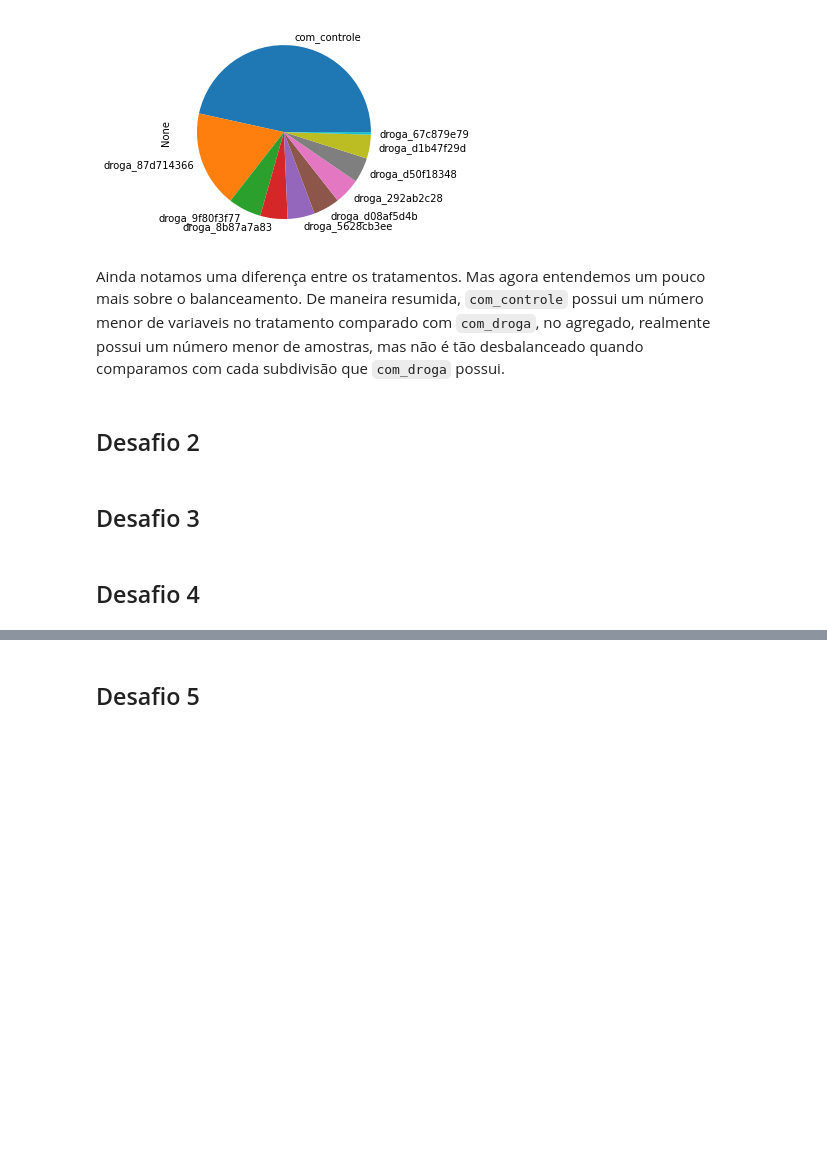
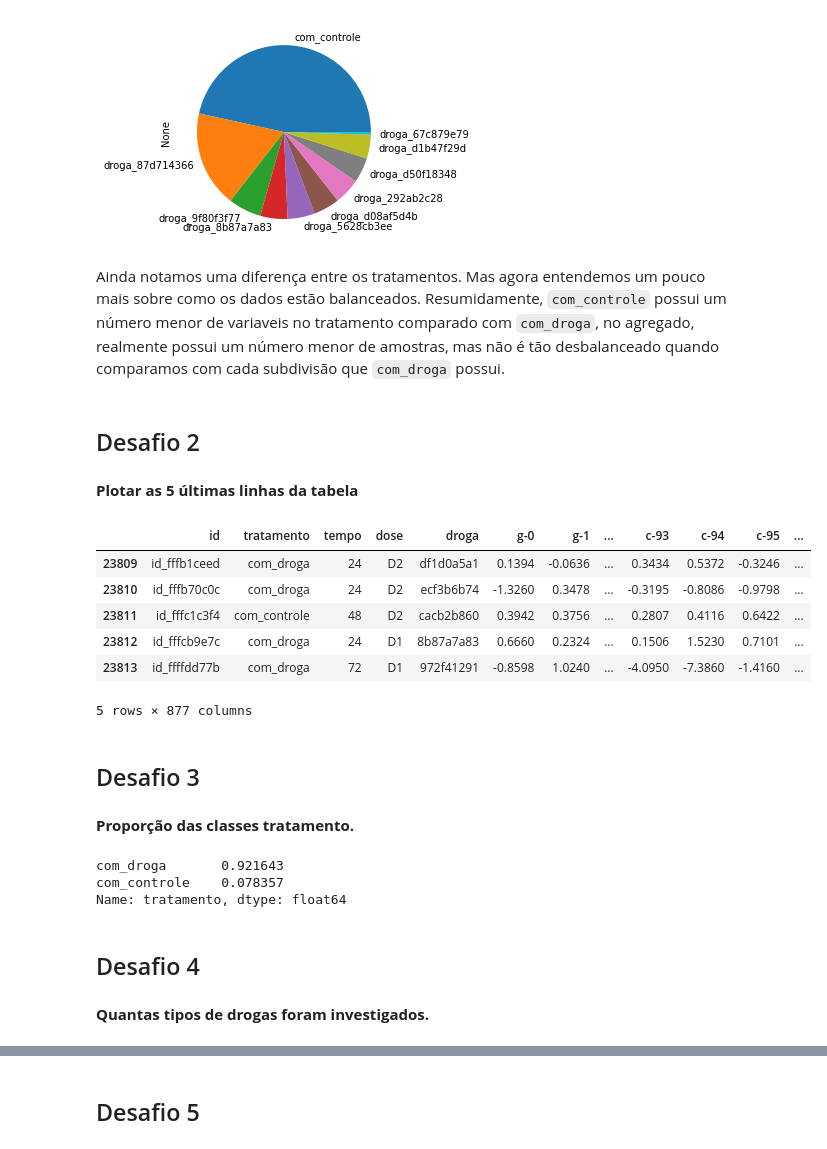
Before and after one commit to LincolnVS/ImersaoDadosAlura, a Jupyter notebook: Aula_01_Desafios.ipynb, the cells around one changed output, grey strips where cells are left out. Drawn from its saved outputs; the diff is of its cells as text; code cells hidden in the pictures; blank space fills up the shorter version.

```diff
--- a/Aula_01_Desafios.ipynb
+++ b/Aula_01_Desafios.ipynb
@@ -151,10 +147,33 @@ plt.show()
 [figure]
 [figure]
 # %% [markdown]
-Ainda notamos uma diferença entre os tratamentos. Mas agora entendemos um pouco mais sobre o balanceamento. De maneira resumida, `com_controle` possui um número menor de variaveis no tratamento comparado com `com_droga`, no agregado, realmente possui um número menor de amostras, mas não é tão desbalanceado quando comparamos com cada subdivisão que `com_droga` possui.
+Ainda notamos uma diferença entre os tratamentos. Mas agora entendemos um pouco mais sobre como os dados estão balanceados. Resumidamente, `com_controle` possui um número menor de variaveis no tratamento comparado com `com_droga`, no agregado, realmente possui um número menor de amostras, mas não é tão desbalanceado quando comparamos com cada subdivisão que `com_droga` possui.
 # %% [markdown]
 ## Desafio 2
+# %% [markdown]
+**Plotar as 5 últimas linhas da tabela**
+# %%
+dados.tail(5)
+# %% [output]
+|  | id | tratamento | tempo | dose | droga | g-0 | g-1 | ... | c-93 | c-94 | c-95 | ... |
+| 23809 | id_fffb1ceed | com_droga | 24 | D2 | df1d0a5a1 | 0.1394 | -0.0636 | ... | 0.3434 | 0.5372 | -0.3246 | ... |
+| 23810 | id_fffb70c0c | com_droga | 24 | D2 | ecf3b6b74 | -1.3260 | 0.3478 | ... | -0.3195 | -0.8086 | -0.9798 | ... |
+| 23811 | id_fffc1c3f4 | com_controle | 48 | D2 | cacb2b860 | 0.3942 | 0.3756 | ... | 0.2807 | 0.4116 | 0.6422 | ... |
+| 23812 | id_fffcb9e7c | com_droga | 24 | D1 | 8b87a7a83 | 0.6660 | 0.2324 | ... | 0.1506 | 1.5230 | 0.7101 | ... |
+| 23813 | id_ffffdd77b | com_droga | 72 | D1 | 972f41291 | -0.8598 | 1.0240 | ... | -4.0950 | -7.3860 | -1.4160 | ... |
+5 rows × 877 columns
 # %% [markdown]
 ## Desafio 3
+# %% [markdown]
+**Proporção das classes tratamento.**
+# %%
+dados['tratamento'].value_counts(normalize = True)
+#Percentual da com_droga é de aproximadamente 92.2%, com_controle é de 7.8%.
+# %% [output]
+com_droga       0.921643
+com_controle    0.078357
+Name: tratamento, dtype: float64
 # %% [markdown]
 ## Desafio 4
+# %% [markdown]
+**Quantas tipos de drogas foram investigados.**
```
Also changed, not shown: parts of 7 cells of this notebook.
